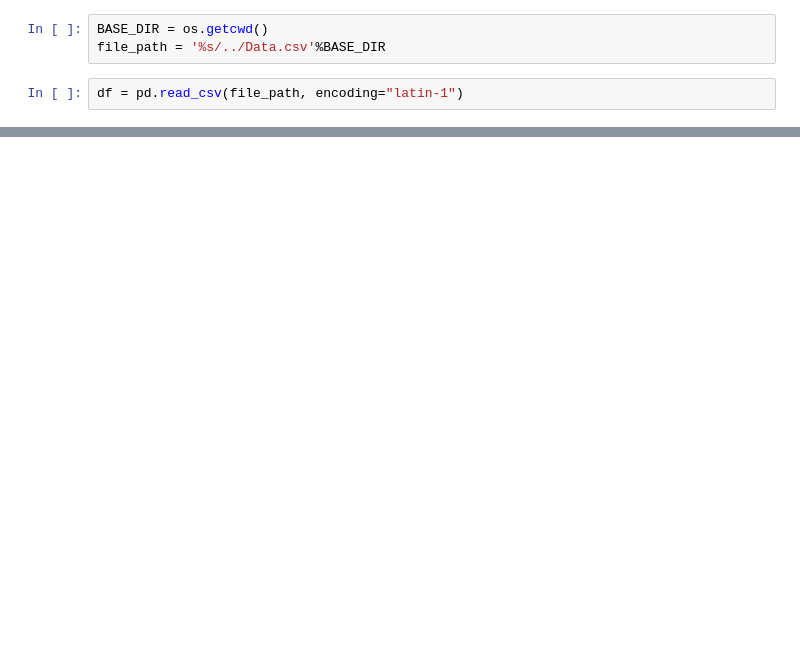
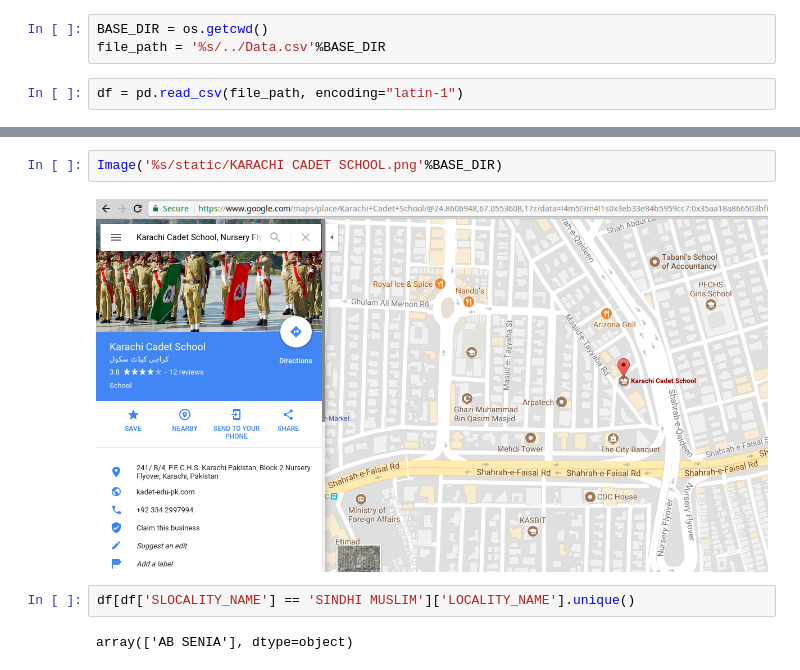
Before and after one commit to danishdata/ids-notebooks, a Jupyter notebook: Descriptive Statistics (Danish).ipynb, the cells around one changed output, grey strips where cells are left out. Drawn from its saved outputs; the diff is of its cells as text; blank space fills up the shorter version.

```diff
--- a/Descriptive Statistics (Danish).ipynb
+++ b/Descriptive Statistics (Danish).ipynb
@@ -125,0 +221,8 @@ Name: TOWN_DESC, dtype: int64
+# %%
+Image('%s/static/KARACHI CADET SCHOOL.png'%BASE_DIR)
+# %% [output]
+[figure, added]
+# %%
+df[df['SLOCALITY_NAME'] == 'SINDHI MUSLIM']['LOCALITY_NAME'].unique()
+# %% [output]
+array(['AB SENIA'], dtype=object)
```
Also changed, not shown: parts of 102 cells of this notebook.
